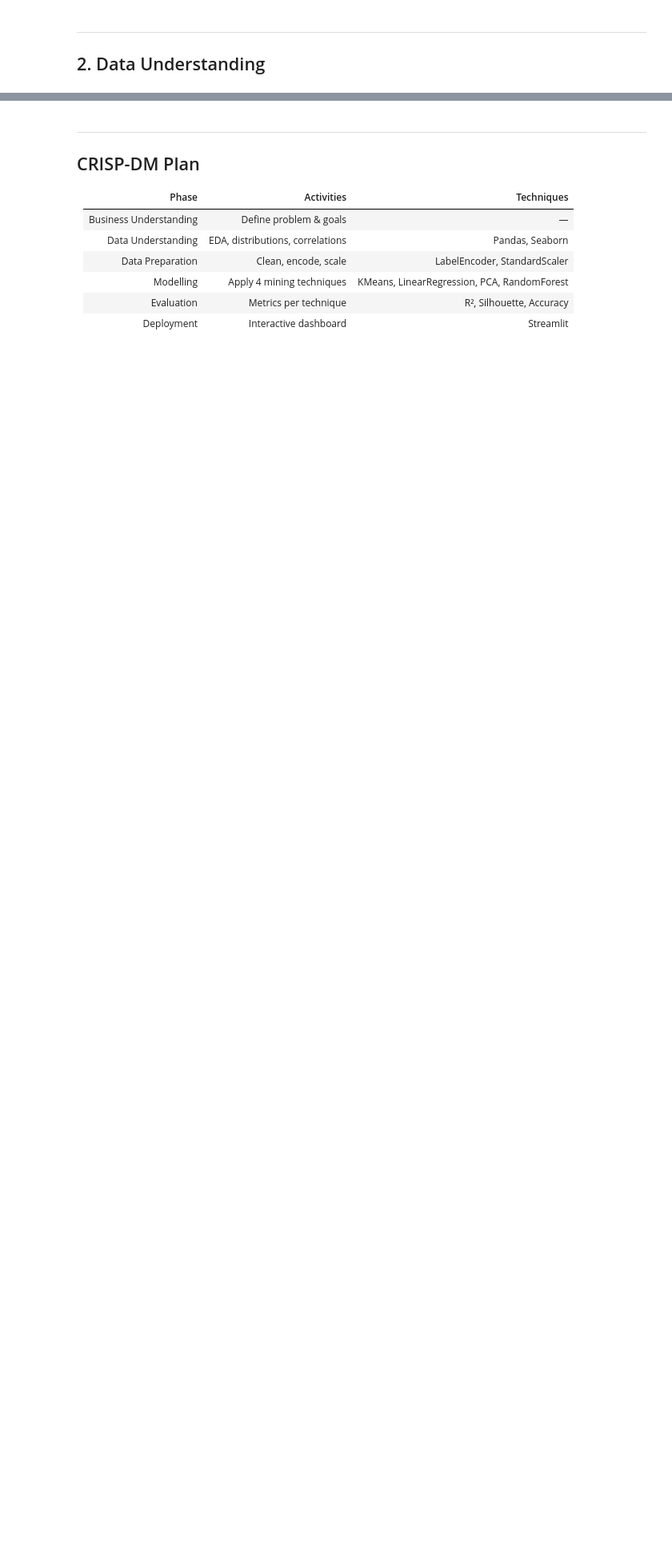
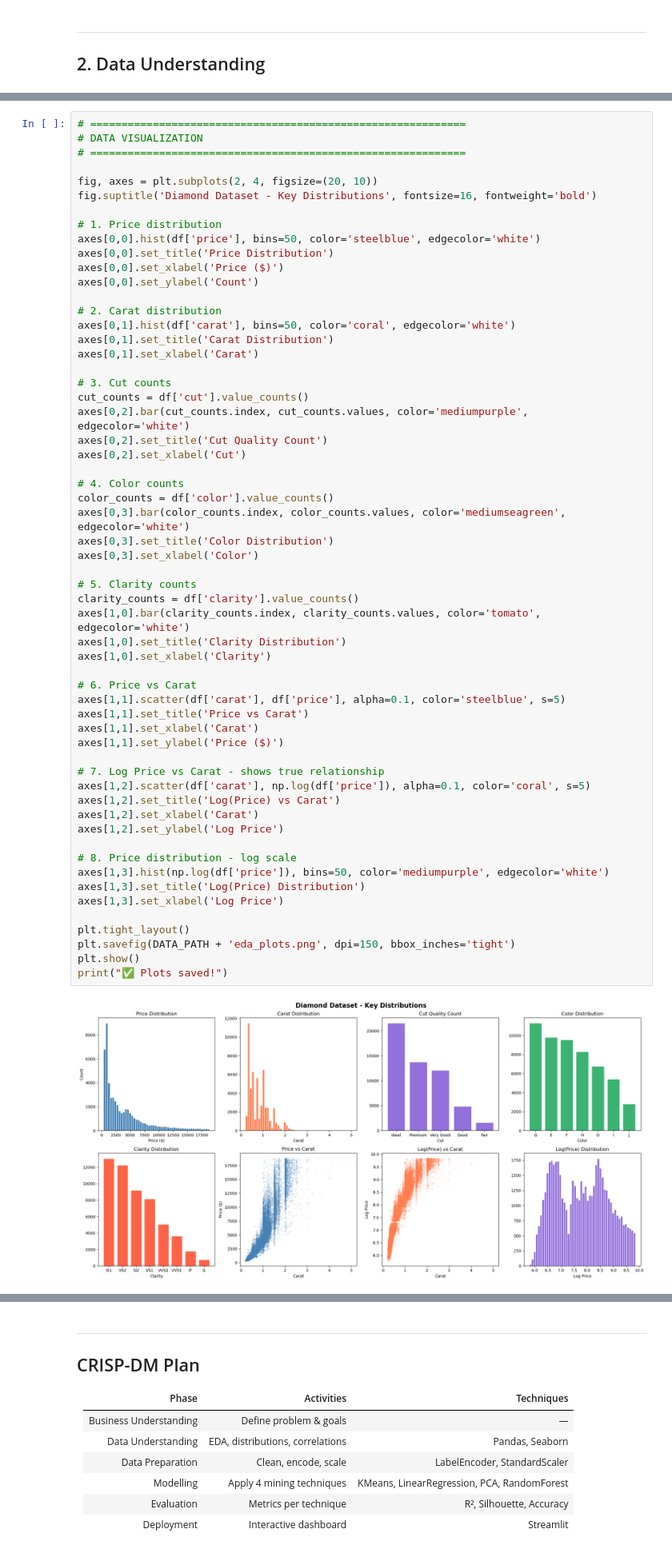
Before and after one commit to Mustafa-elsherif/dm-diamonds-analysis, a Jupyter notebook: notebooks/diamonds_analysis.ipynb, the cells around one changed output, grey strips where cells are left out. Shown at 80% size. Cells and saved outputs as stored; diff of their text form; blank space fills up the shorter version.

```diff
--- a/notebooks/diamonds_analysis.ipynb
+++ b/notebooks/diamonds_analysis.ipynb
@@ -185,0 +164,60 @@ print(" Plots saved!")
+# %%
+# ============================================================
+# DATA VISUALIZATION
+# ============================================================
+
+fig, axes = plt.subplots(2, 4, figsize=(20, 10))
+fig.suptitle('Diamond Dataset - Key Distributions', fontsize=16, fontweight='bold')
+
+# 1. Price distribution
+axes[0,0].hist(df['price'], bins=50, color='steelblue', edgecolor='white')
+axes[0,0].set_title('Price Distribution')
+axes[0,0].set_xlabel('Price ($)')
+axes[0,0].set_ylabel('Count')
+
+# 2. Carat distribution
+axes[0,1].hist(df['carat'], bins=50, color='coral', edgecolor='white')
+axes[0,1].set_title('Carat Distribution')
+axes[0,1].set_xlabel('Carat')
+
+# 3. Cut counts
+cut_counts = df['cut'].value_counts()
+axes[0,2].bar(cut_counts.index, cut_counts.values, color='mediumpurple', edgecolor='white')
+axes[0,2].set_title('Cut Quality Count')
+axes[0,2].set_xlabel('Cut')
+
+# 4. Color counts
+color_counts = df['color'].value_counts()
+axes[0,3].bar(color_counts.index, color_counts.values, color='mediumseagreen', edgecolor='white')
+axes[0,3].set_title('Color Distribution')
+axes[0,3].set_xlabel('Color')
+
+# 5. Clarity counts
+clarity_counts = df['clarity'].value_counts()
+axes[1,0].bar(clarity_counts.index, clarity_counts.values, color='tomato', edgecolor='white')
+axes[1,0].set_title('Clarity Distribution')
+axes[1,0].set_xlabel('Clarity')
+
+# 6. Price vs Carat
+axes[1,1].scatter(df['carat'], df['price'], alpha=0.1, color='steelblue', s=5)
+axes[1,1].set_title('Price vs Carat')
+axes[1,1].set_xlabel('Carat')
+axes[1,1].set_ylabel('Price ($)')
+
+# 7. Log Price vs Carat - shows true relationship
+axes[1,2].scatter(df['carat'], np.log(df['price']), alpha=0.1, color='coral', s=5)
+axes[1,2].set_title('Log(Price) vs Carat')
+axes[1,2].set_xlabel('Carat')
+axes[1,2].set_ylabel('Log Price')
+
+# 8. Price distribution - log scale
+axes[1,3].hist(np.log(df['price']), bins=50, color='mediumpurple', edgecolor='white')
+axes[1,3].set_title('Log(Price) Distribution')
+axes[1,3].set_xlabel('Log Price')
+
+plt.tight_layout()
+plt.savefig(DATA_PATH + 'eda_plots.png', dpi=150, bbox_inches='tight')
+plt.show()
+print("✅ Plots saved!")
+# %% [output]
+[figure, added]
```
Also changed, not shown: parts of 14 cells of this notebook, 6 other files.
